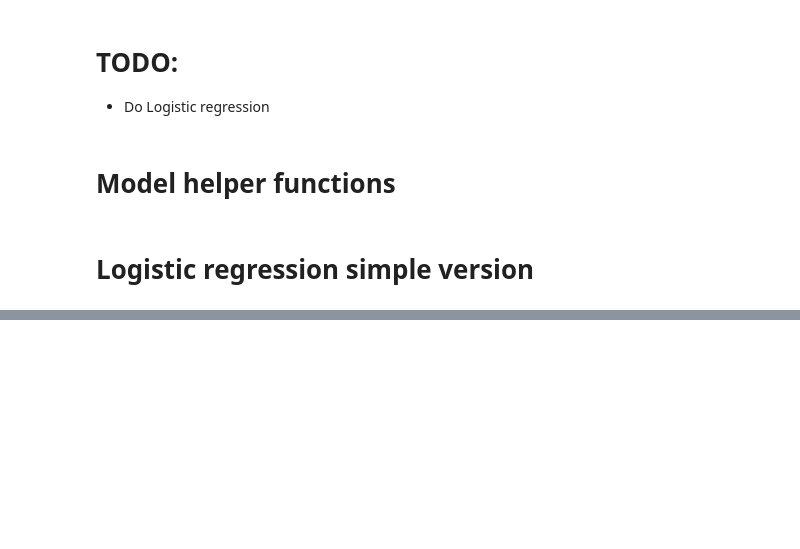
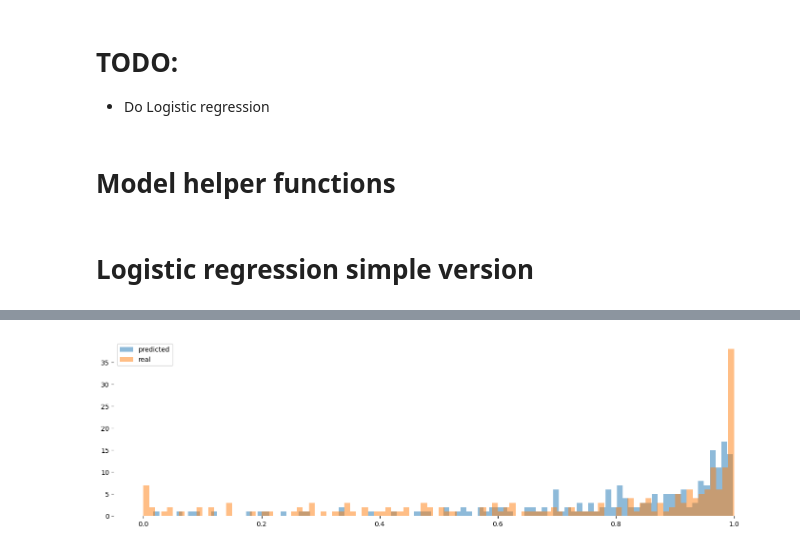
Before and after one commit to jessegrabowski/laos-climate-change, a Jupyter notebook: notebooks/New_joint_models.ipynb, the cells around one changed output, grey strips where cells are left out. Drawn from its saved outputs; the diff is of its cells as text; code cells hidden in the pictures; blank space fills up the shorter version.

```diff
--- a/notebooks/New_joint_models.ipynb
+++ b/notebooks/New_joint_models.ipynb
@@ -630,0 +516,7 @@ ValueError: Grouper and axis must be same length
+# %%
+#Delimiting data set
+model_list_2 = ['ISO', 'Start_Year', "is_disaster", 'log_distance_to_river', 'log_distance_to_coastline', 'is_island' ]
+
+features_2 = ['log_distance_to_river', 'log_distance_to_coastline', 'is_island']
+
+model_df_2 = merged_df5[model_list_2].dropna()
@@ -630,0 +537,29 @@ ValueError: Grouper and axis must be same length
+# %%
+with pm.Model(coords=coords_2) as model_distance2:
+    #Declare data
+    X, Y= add_data(features= features_2 ,  target = "is_disaster", df =  model_df_2, )
+
+    #Country effect
+    country_effect = pm.Normal("country_effect", mu = 0, sigma =1, dims = ["ISO"])
+
+    #Betas
+    beta_sigma = [ 1, 1, 1]
+    beta = pm.Normal("beta", mu = 0, sigma = beta_sigma, dims = ["feature"])
+
+    #Model mu
+    p = country_effect[ISO_idx] + (X * beta).sum(axis=1)
+
+    y_hat = pm.Bernoulli('y_hat', logit_p = p, observed=Y, dims='obs_idx')
+# %%
+#Sampling
+with model_distance2:
+    model_distance2_idata =sample_or_load(
+            fp="model_distance2",
+            resample= False,
+            sample_kwargs={
+                "nuts_sampler": 'numpyro',
+                "chains": 8,
+                "draws": 1000,
+            })
+
+    model_distance2_idata = model_distance2_idata.assign_coords(xr_idx)
@@ -630,0 +574,9 @@ ValueError: Grouper and axis must be same length
+# %%
+plt.hist(scipy.special.expit(model_distance2_idata.posterior.country_effect).mean(dim =["chain", "draw"]),
+         bins = 100, alpha=0.5 , label = "predicted")
+
+plt.hist( np.array(model_df_1.groupby("ISO").is_disaster.mean()), bins = 100,  alpha=0.5, label = "real");
+
+plt.legend();
+# %% [output]
+[figure, added]
```
Also changed, not shown: parts of 36 cells of this notebook.
